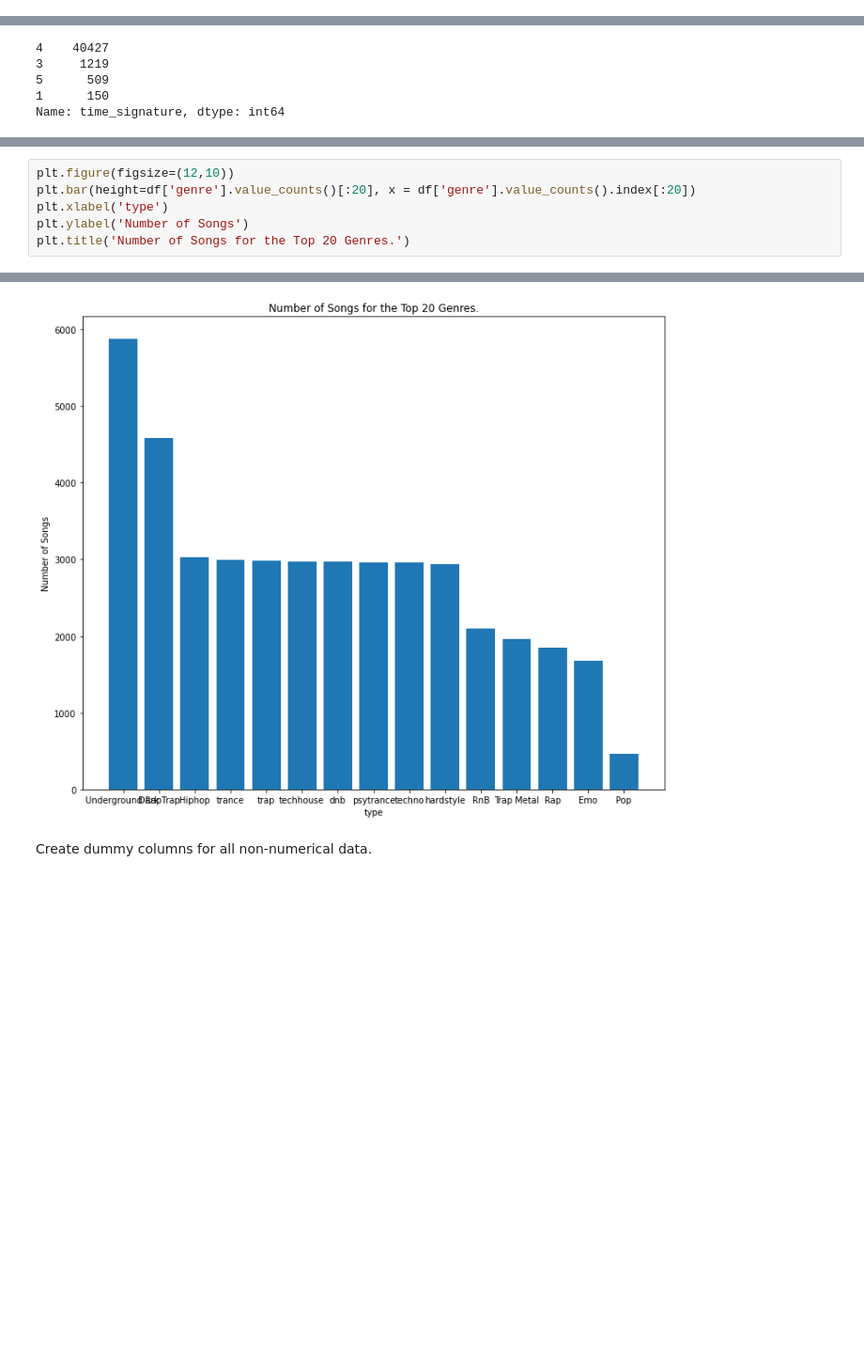
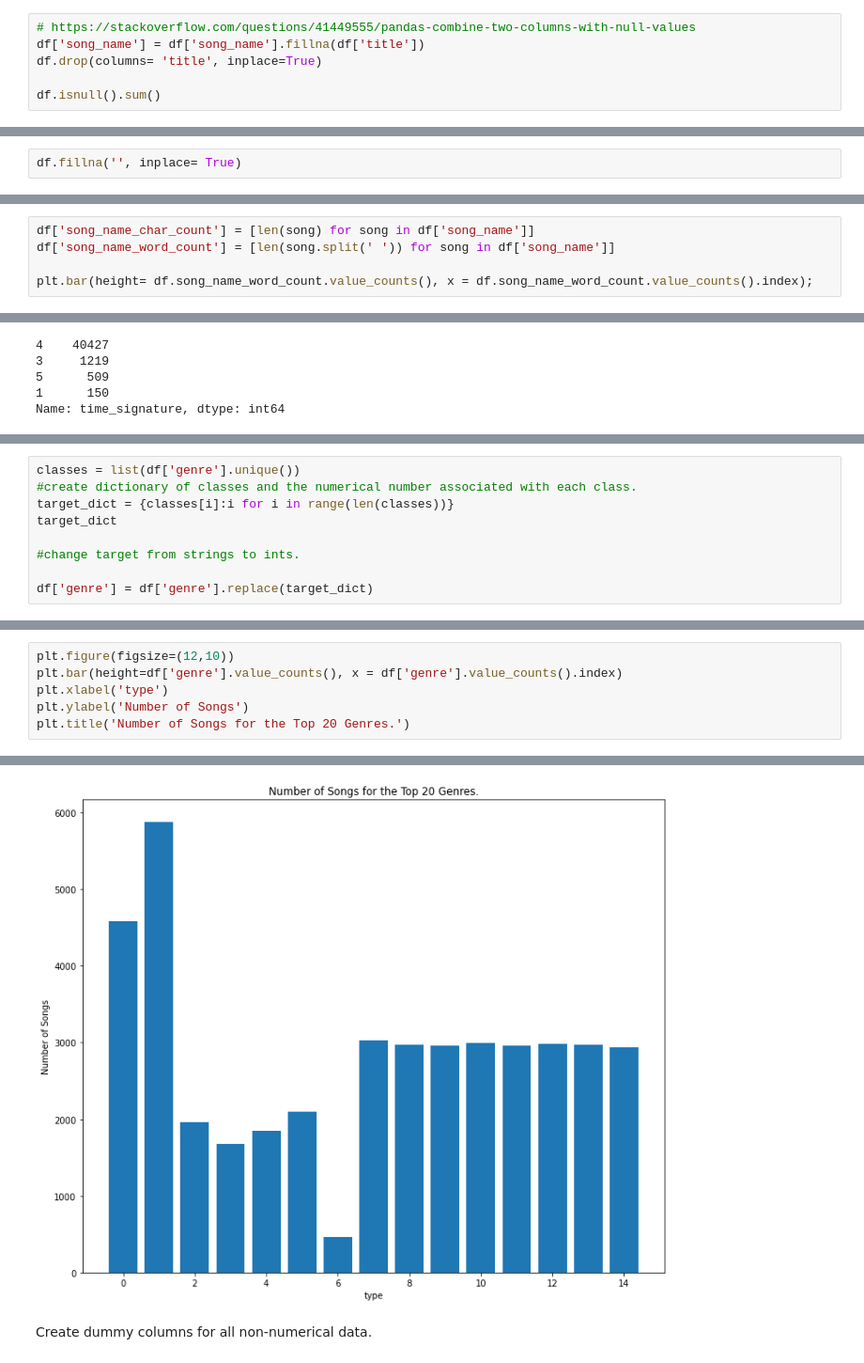
Before and after one commit to mbermont/Spotify_Project, a Jupyter notebook: Data_EDA.ipynb, the cells around one changed output, grey strips where cells are left out. Shown: that part at 94% size. Cells and saved outputs as stored; diff of their text form; blank space fills up the shorter version.

```diff
--- a/Data_EDA.ipynb
+++ b/Data_EDA.ipynb
@@ -53,0 +69,6 @@ df.drop(columns= ['Unnamed: 0', 'title', 'song_name'], inplace=True)
+# %%
+# https://stackoverflow.com/questions/41449555/pandas-combine-two-columns-with-null-values
+df['song_name'] = df['song_name'].fillna(df['title'])
+df.drop(columns= 'title', inplace=True)
+
+df.isnull().sum()
@@ -53,0 +95,2 @@ df.drop(columns= ['Unnamed: 0', 'title', 'song_name'], inplace=True)
+# %%
+df.fillna('', inplace= True)
@@ -53,0 +100,5 @@ df.drop(columns= ['Unnamed: 0', 'title', 'song_name'], inplace=True)
+# %%
+df['song_name_char_count'] = [len(song) for song in df['song_name']]
+df['song_name_word_count'] = [len(song.split(' ')) for song in df['song_name']]
+
+plt.bar(height= df.song_name_word_count.value_counts(), x = df.song_name_word_count.value_counts().index);
@@ -349,0 +422,9 @@ Name: time_signature, dtype: int64
+# %%
+classes = list(df['genre'].unique())
+#create dictionary of classes and the numerical number associated with each class.
+target_dict = {classes[i]:i for i in range(len(classes))}
+target_dict
+
+#change target from strings to ints.
+
+df['genre'] = df['genre'].replace(target_dict)
@@ -350,12 +435,12 @@ Name: time_signature, dtype: int64
 # %%
 plt.figure(figsize=(12,10))
-plt.bar(height=df['genre'].value_counts()[:20], x = df['genre'].value_counts().index[:20])
+plt.bar(height=df['genre'].value_counts(), x = df['genre'].value_counts().index)
 plt.xlabel('type')
 plt.ylabel('Number of Songs')
 plt.title('Number of Songs for the Top 20 Genres.')
 # %% [output]
 Text(0.5, 1.0, 'Number of Songs for the Top 20 Genres.')
-[figure, old version]
+[figure, new version]
 # %% [markdown]
 Create dummy columns for all non-numerical data.
 # %%
```
Also changed, not shown: parts of 31 cells of this notebook, 6 other files.
